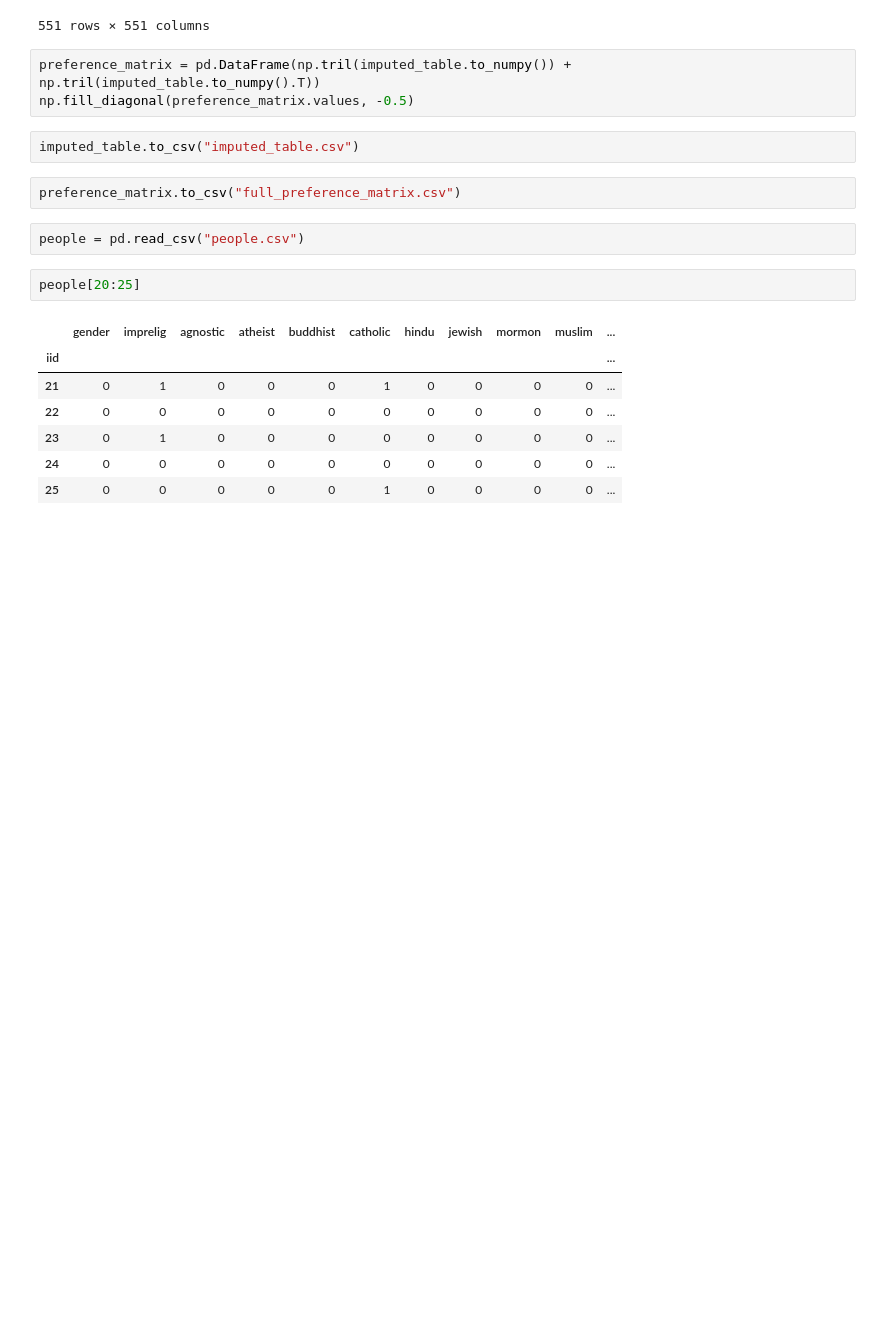
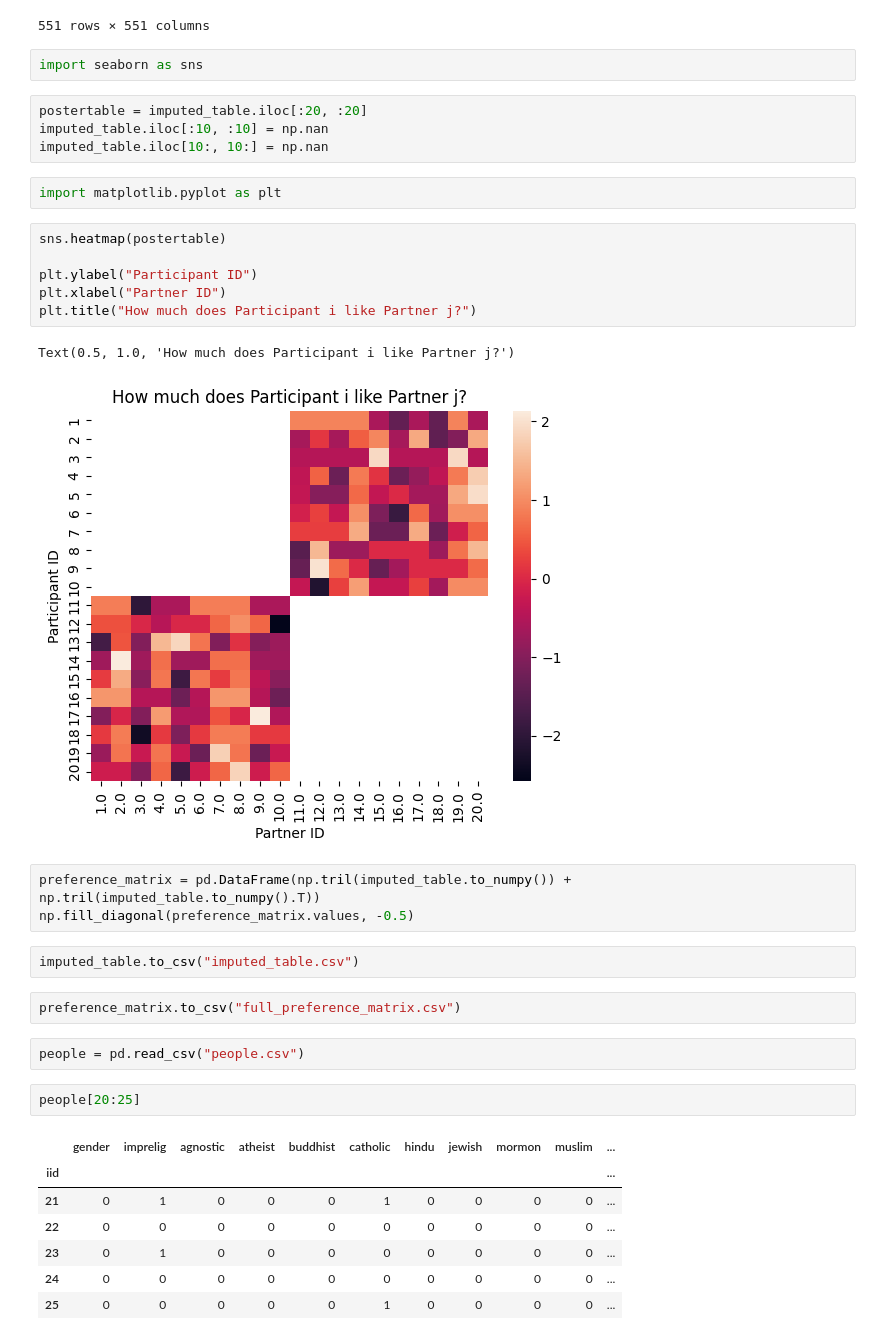
Before and after one commit to Joeyzect/OptimizationProject_Fall2022, a Jupyter notebook: cleaner.ipynb, the cells around one changed output. Saved outputs shown, nothing was run; the diff lists cells and outputs as text; blank space fills up the shorter version.

```diff
--- a/cleaner.ipynb
+++ b/cleaner.ipynb
@@ -37,6 +37,23 @@ imputed_table
 | 551 | -0.293570 | -0.124728 | 0.148190 | -0.166943 | 1.131009 | 0.645288 | -0.606408 | 1.331791 | 1.585631 | -0.104628 | 0.138346 | ... |
 | 552 | -2.319064 | -0.816593 | -0.184364 | 0.560695 | 1.200979 | 0.309591 | -0.569566 | -0.012302 | -0.834665 | 0.071431 | 1.226379 | ... |
 551 rows × 551 columns
+# %%
+import seaborn as sns
+# %%
+postertable = imputed_table.iloc[:20, :20]
+imputed_table.iloc[:10, :10] = np.nan
+imputed_table.iloc[10:, 10:] = np.nan
+# %%
+import matplotlib.pyplot as plt
+# %%
+sns.heatmap(postertable)
+
+plt.ylabel("Participant ID")
+plt.xlabel("Partner ID")
+plt.title("How much does Participant i like Partner j?")
+# %% [output]
+Text(0.5, 1.0, 'How much does Participant i like Partner j?')
+[figure, added]
 # %%
 preference_matrix = pd.DataFrame(np.tril(imputed_table.to_numpy()) + np.tril(imputed_table.to_numpy().T))
 np.fill_diagonal(preference_matrix.values, -0.5)
```
Also changed, not shown: parts of 4 cells of this notebook, 6 other files.
